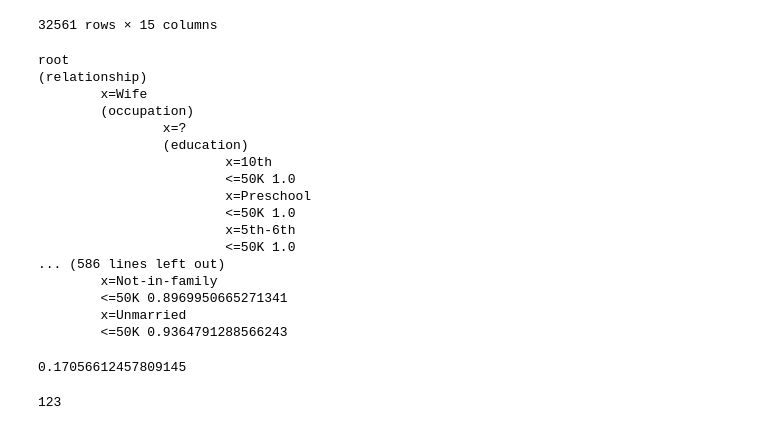
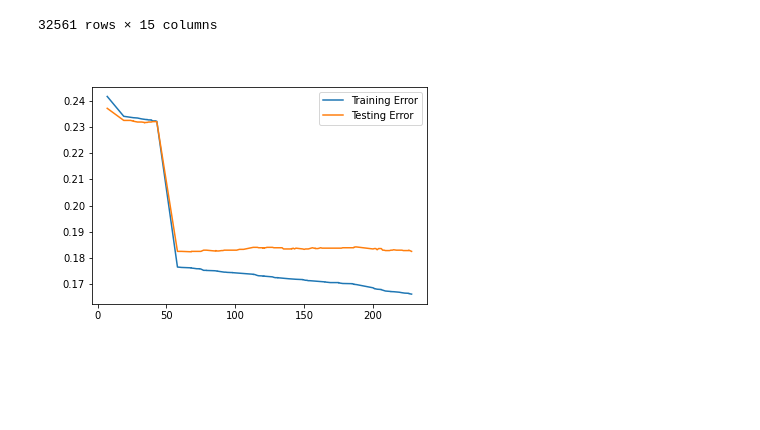
Before and after one commit to sagalpreet/Machine-Learning-CS503, a Jupyter notebook: assignment-2/code/2019csb1113-2.ipynb, the cells around one changed output. Cells and saved outputs as stored; diff of their text form; code cells hidden in the pictures; blank space fills up the shorter version.

Commit message:
added: test error for decision tree

```diff
--- a/assignment-2/code/2019csb1113-2.ipynb
+++ b/assignment-2/code/2019csb1113-2.ipynb
@@ -289,12 +297,15 @@ class Criteria:
             return f'x<={self.__value}'
 # %%
 class Node:
-    def __init__(self, df, level, criteria):
+    def __init__(self, df, level, criteria, label):
         self.df = df
         self.level = level
         self.children = []
         self.criteria = criteria # criteria (type Criteria) which tells if given value of attribute is satisfied
         self.attribute = None # attribute on which this node is further divided, none implies leaf node
+
+        l = list(df[label]) # list of labels in dataframe of current_node
+        self.verdict = max(l, key = l.count) # most likely label
 
     def get_criteria(self, dtree):
         # dtree is the reference to the tree of which this node is a part of
@@ -537,7 +563,7 @@ mask = np.random.rand(len(df)) < 0.8
 df_train = df[mask]
 df_test = df[~mask]
 # %%
-# training
+# dataset
 
 attribute_types = {
     "age": "continuous",
@@ -556,42 +582,33 @@ attribute_types = {
     "native-country": "discrete"
 }
 
-height = 5
+# height can be set and passed into DecisionTree to limit height of the tree
+# height = 5
+
 
 dtree = DecisionTree(df_train,
                     "income",
-                    attribute_types,
-                    height)
+                    attribute_types)
 # %%
-num_splits = 100
+# training and testing
+
+num_splits = 200
+
+nodes = []
+train_errors = []
+test_errors = []
 
 for i in range(num_splits):
     dtree.build_tree()
+
+    nodes.append(dtree.num_nodes)
+    train_errors.append(dtree.train_error())
+    test_errors.append(dtree.test_error(df_test))
-# %%
-dtree.print_tree()
-# %% [output]
-root
-(relationship)
-        x=Wife
-        (occupation)
-                x=?
-                (education)
-                        x=10th
-                        <=50K 1.0
-                        x=Preschool
-                        <=50K 1.0
-                        x=5th-6th
-                        <=50K 1.0
-... (586 lines left out)
-        x=Not-in-family
-        <=50K 0.8969950665271341
-        x=Unmarried
-        <=50K 0.9364791288566243
-# %%
-dtree.train_error()
-# %% [output]
-0.17056612457809145
-# %%
-dtree.num_nodes
-# %% [output]
-123
+# %%
+plt.figure()
+plt.plot(nodes, train_errors, label='Training Error')
+plt.plot(nodes, test_errors, label='Testing Error')
+plt.legend()
+plt.show()
+# %% [output]
+[figure, added]
```
Also changed, not shown: parts of 13 cells of this notebook.
